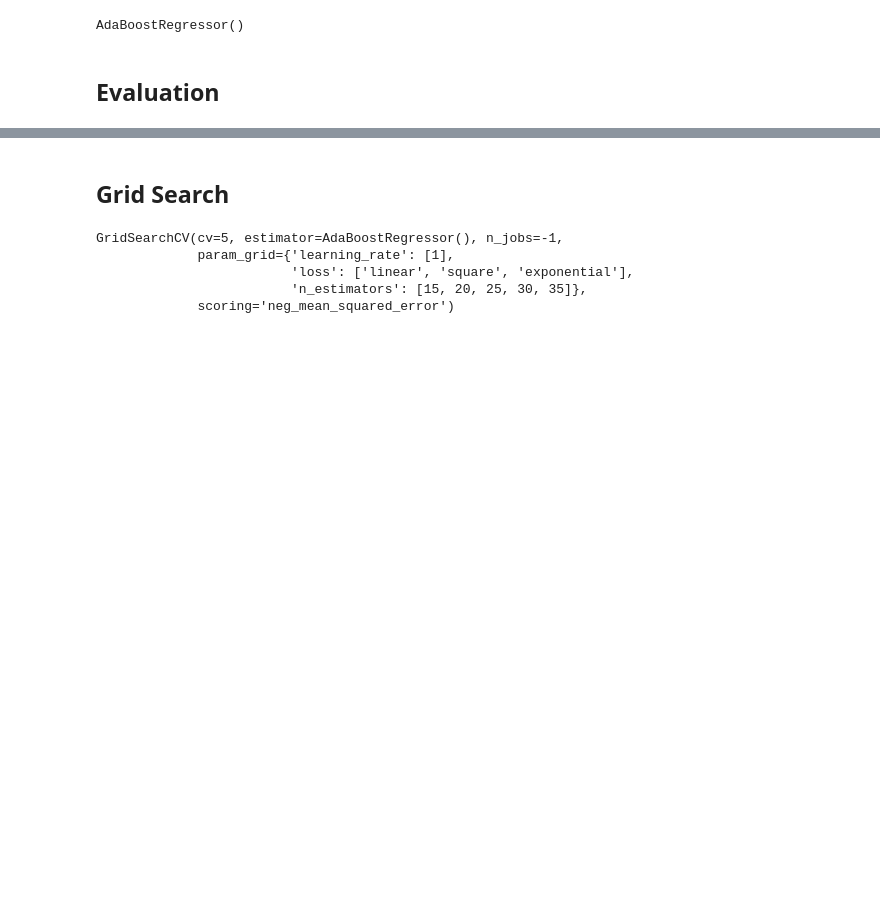
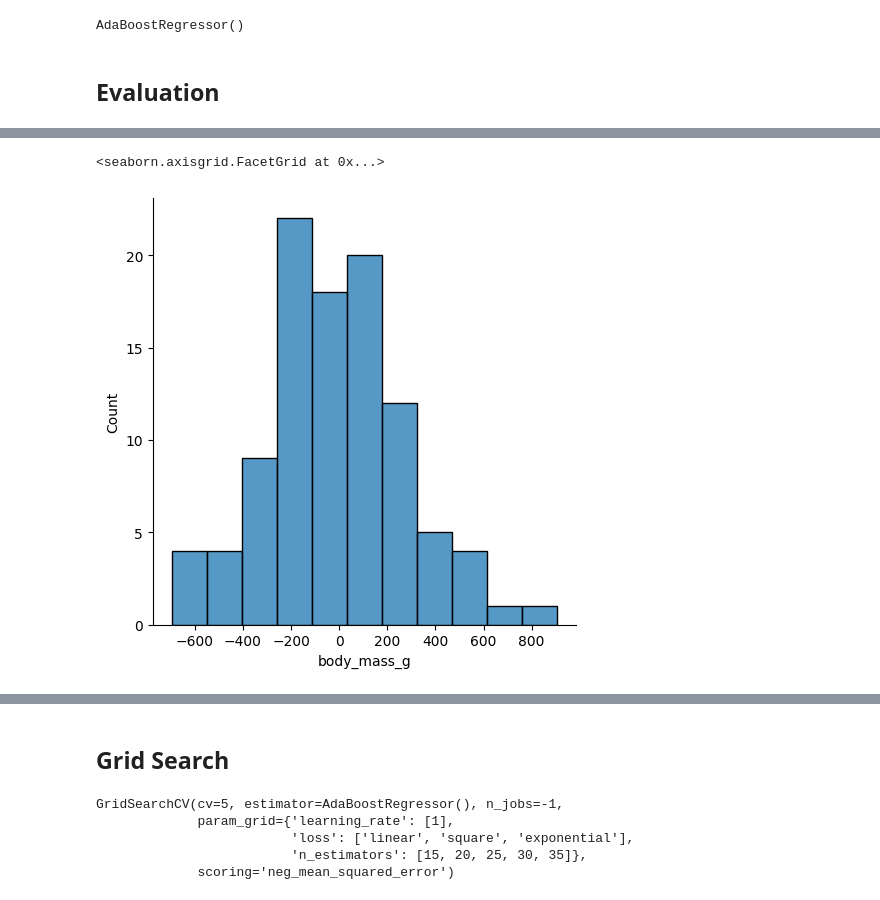
Before and after one commit to acapasu/ML_Models, a Jupyter notebook: Supervised/Regression/06_AdaBoost_Regression/adaboost_regression.ipynb, the cells around one changed output, grey strips where cells are left out. Saved outputs shown, nothing was run; the diff lists cells and outputs as text; code cells hidden in the pictures; blank space fills up the shorter version.

```diff
--- a/Supervised/Regression/06_AdaBoost_Regression/adaboost_regression.ipynb
+++ b/Supervised/Regression/06_AdaBoost_Regression/adaboost_regression.ipynb
@@ -70,3 +75,8 @@ Root Mean Squared Error: 277.6663572866127
+# %%
+sns.displot(y_test- base_preds)
+# %% [output]
+<seaborn.axisgrid.FacetGrid at 0x...>
+[figure, added]
 # %%
 model.feature_importances_
 # %% [output]
```
Also changed, not shown: parts of 13 cells of this notebook, 3 other files.
